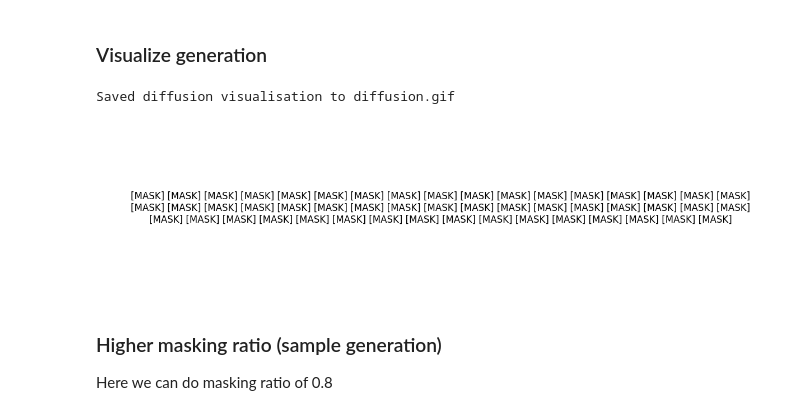
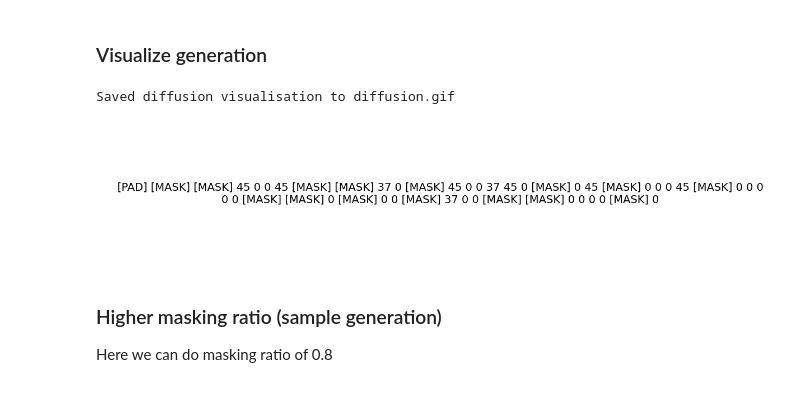
Before and after one commit to jsjung00/diffusePerturb, a Jupyter notebook: diffusion_folder/evaluation.ipynb, the cells around one changed output. Saved outputs shown, nothing was run; the diff lists cells and outputs as text; code cells hidden in the pictures.

```diff
--- a/diffusion_folder/evaluation.ipynb
+++ b/diffusion_folder/evaluation.ipynb
@@ -127,7 +127,7 @@ def visualize_diffusion_fast(
         return " ".join(lut.get(int(x), f'{int(x)-2}') for x in t)
 
     # ---------- persistent figure ----------
-    fig, ax = plt.subplots(figsize=(12, 3))
+    fig, ax = plt.subplots(figsize=(12, 2.5))
     ax.axis("off")
     txt = ax.text(
         0.5,
@@ -136,7 +136,7 @@ def visualize_diffusion_fast(
         ha="center",
         va="center",
         wrap=True,
-        fontsize=12,
+        fontsize=14,
     )
 
     writer = PillowWriter(fps=fps)          # uses pillow, no tmp PNGs
@@ -160,8 +160,8 @@ def visualize_diffusion_fast(
 # get dataloader
 config, tokenizer, dl = ret_config_tokenizer_dl()
 # %%
-#first_batch = next(iter(dl))
-first_batch = torch.load('val_batch.pt')
+first_batch = next(iter(dl))
+#first_batch = torch.load('val_batch.pt')
 
 ## Try generating samples
 output, inter_samples = generate_samples(config, first_batch, None, masking_ratio=0.5)
@@ -169,13 +169,14 @@ output, inter_samples = generate_samples(config, first_batch, None, masking_rati
 ### Visualize generation
 # %%
 sub_inter_samples = [inter_samples[i] for i in range(0, len(inter_samples), 10)]
+sub_inter_samples.append(inter_samples[-1])
 visualize_diffusion_fast(sub_inter_samples, fps=4)
 
 from IPython.display import Image, display
 display(Image(filename='diffusion.gif'))
 # %% [output]
 Saved diffusion visualisation to diffusion.gif
-[figure, old version]
+[figure, new version]
 # %% [markdown]
 ### Higher masking ratio (sample generation)
 
```
Also changed, not shown: parts of 2 cells of this notebook.
